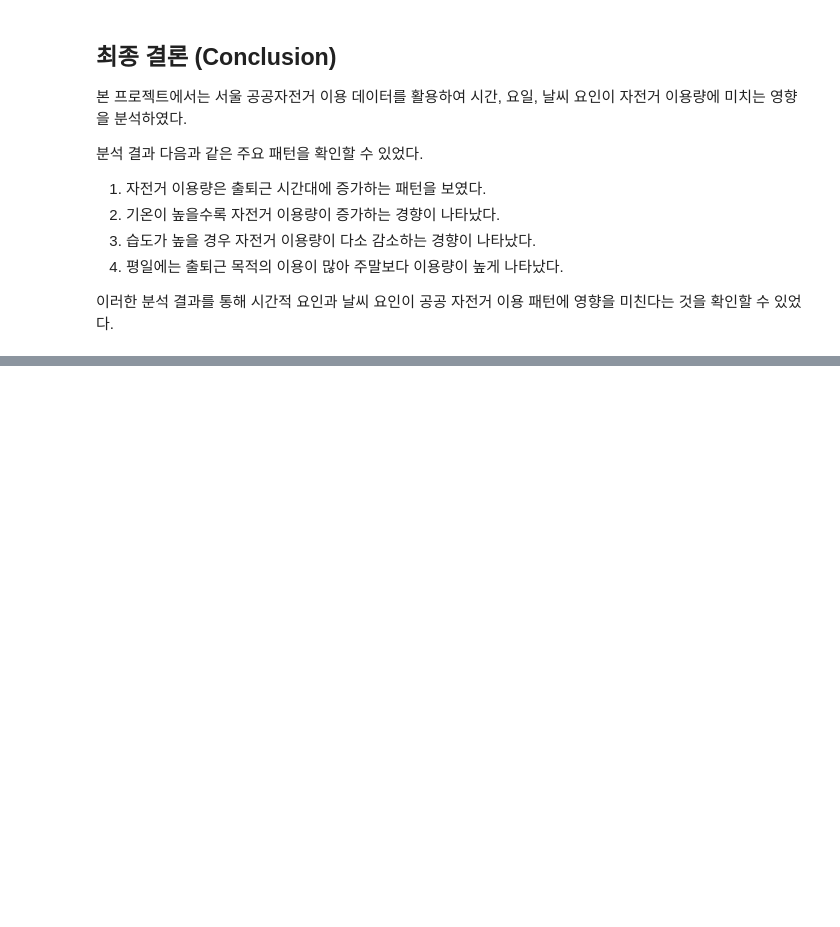
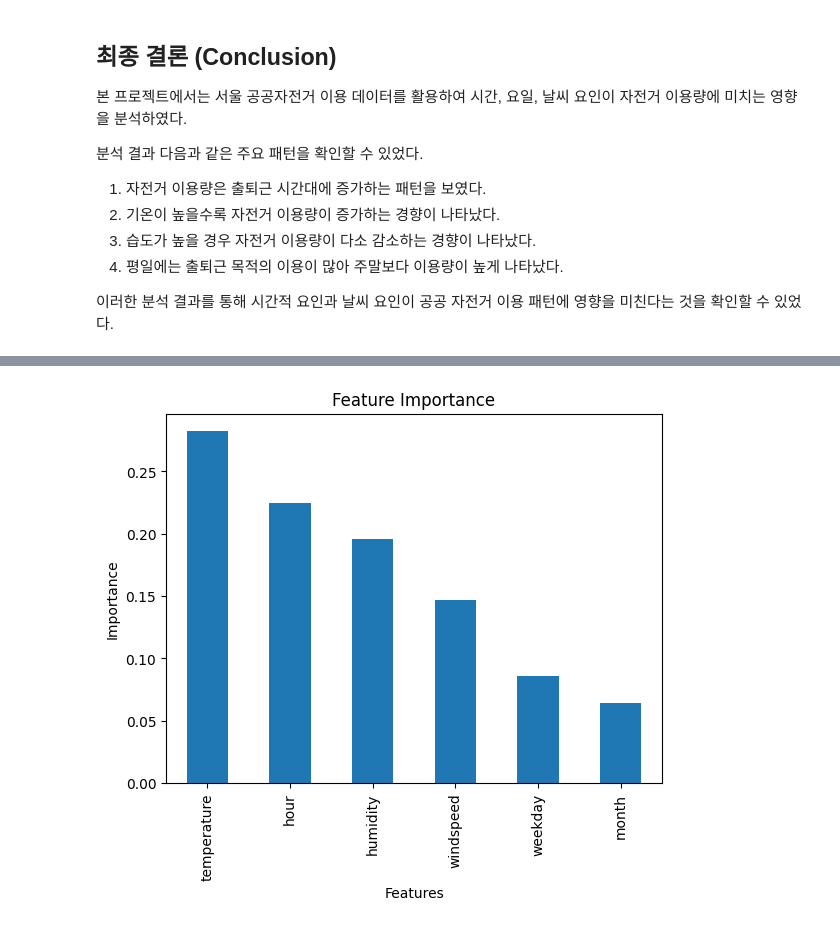
Before and after one commit to aeuoongee/seoul-bike-data-analysis-portfolio, a Jupyter notebook: notebook/bike_analysis.ipynb, the cells around one changed output, grey strips where cells are left out. Cells and saved outputs as stored; diff of their text form; code cells hidden in the pictures; blank space fills up the shorter version.

```diff
--- a/notebook/bike_analysis.ipynb
+++ b/notebook/bike_analysis.ipynb
@@ -376,0 +491,8 @@ plt.show()
+# %%
+importance = model.feature_importances_
+
+feature_importance = pd.Series(importance, index=X.columns)
+
+feature_importance = feature_importance.sort_values(ascending=False)
+
+print(feature_importance)
@@ -376,0 +507,16 @@ plt.show()
+# %%
+import matplotlib.pyplot as plt
+
+feature_importance.plot(kind="bar")
+
+plt.title("Feature Importance")
+
+plt.xlabel("Features")
+
+plt.ylabel("Importance")
+
+plt.savefig("../images/feature_importance.png")
+
+plt.show()
+# %% [output]
+[figure, added]
```
Also changed, not shown: parts of 17 cells of this notebook, 1 other file.
